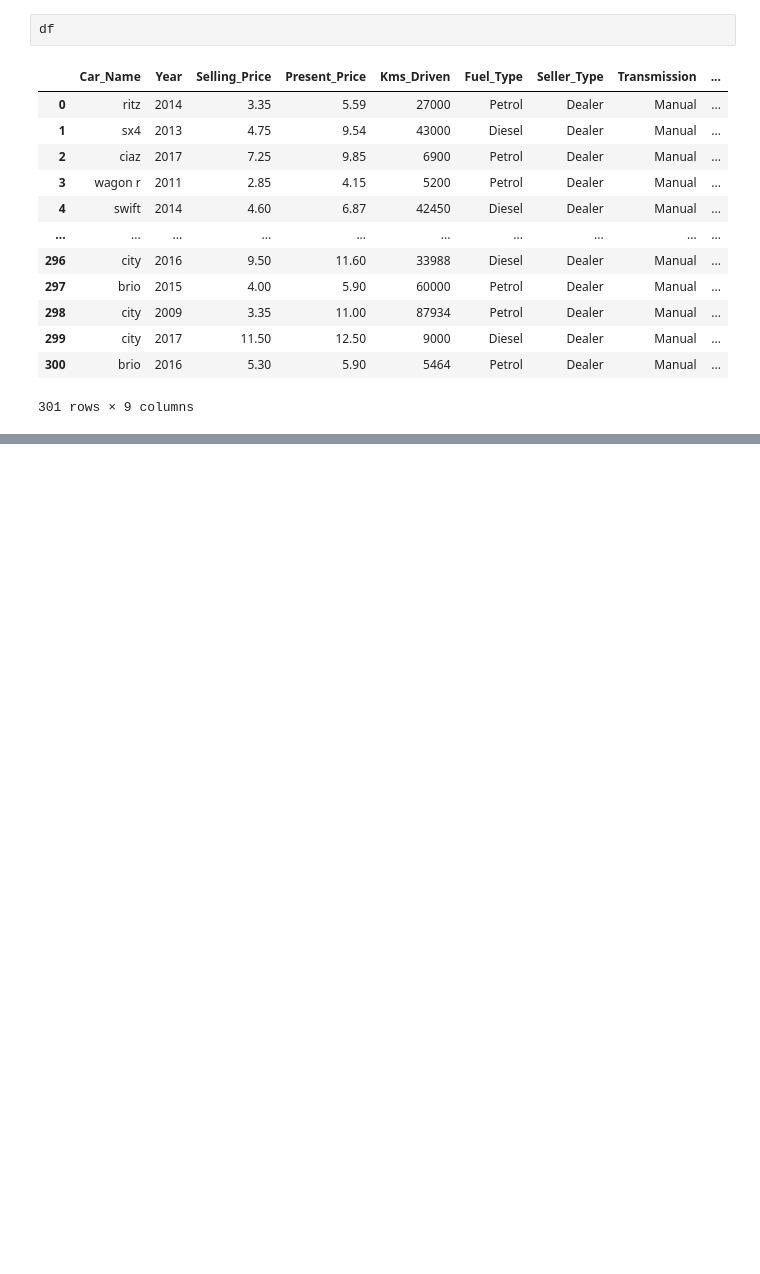
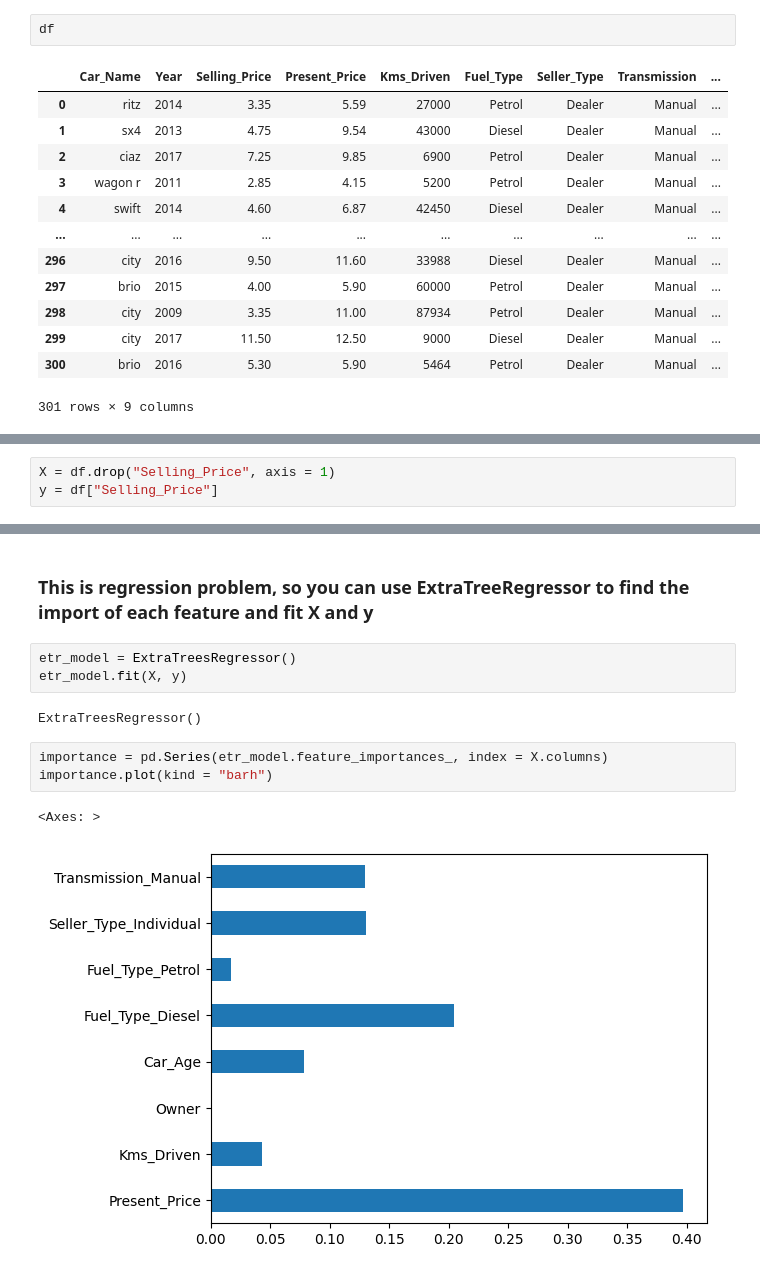
Before and after one commit to razanaqvi14/Cars-Price-Prediction, a Jupyter notebook: Cars Price Prediction.ipynb, the cells around one changed output, grey strips where cells are left out. Saved outputs shown, nothing was run; the diff lists cells and outputs as text; blank space fills up the shorter version.

Commit message:
prepared the model

```diff
--- a/Cars Price Prediction.ipynb
+++ b/Cars Price Prediction.ipynb
@@ -20,0 +129,3 @@ df
+# %%
+X = df.drop("Selling_Price", axis = 1)
+y = df["Selling_Price"]
@@ -20,0 +150,13 @@ df
+# %% [markdown]
+### This is regression problem, so you can use ExtraTreeRegressor to find the import of each feature and fit X and y
+# %%
+etr_model = ExtraTreesRegressor()
+etr_model.fit(X, y)
+# %% [output]
+ExtraTreesRegressor()
+# %%
+importance = pd.Series(etr_model.feature_importances_, index = X.columns)
+importance.plot(kind = "barh")
+# %% [output]
+<Axes: >
+[figure, added]
```
Also changed, not shown: parts of 33 cells of this notebook.
